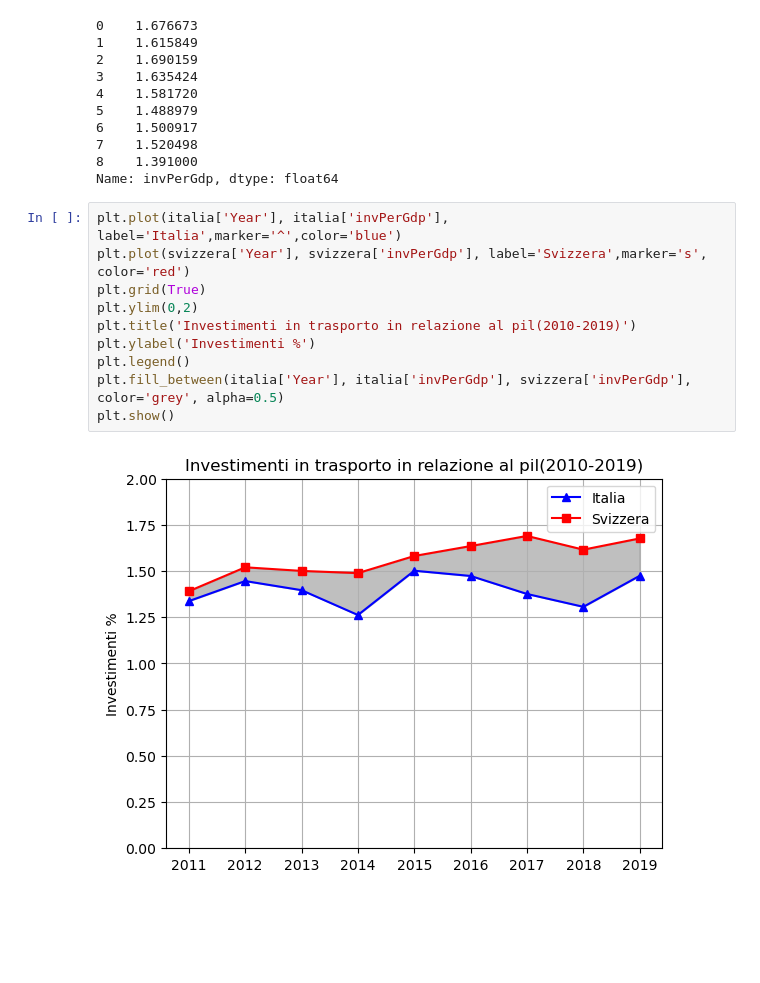
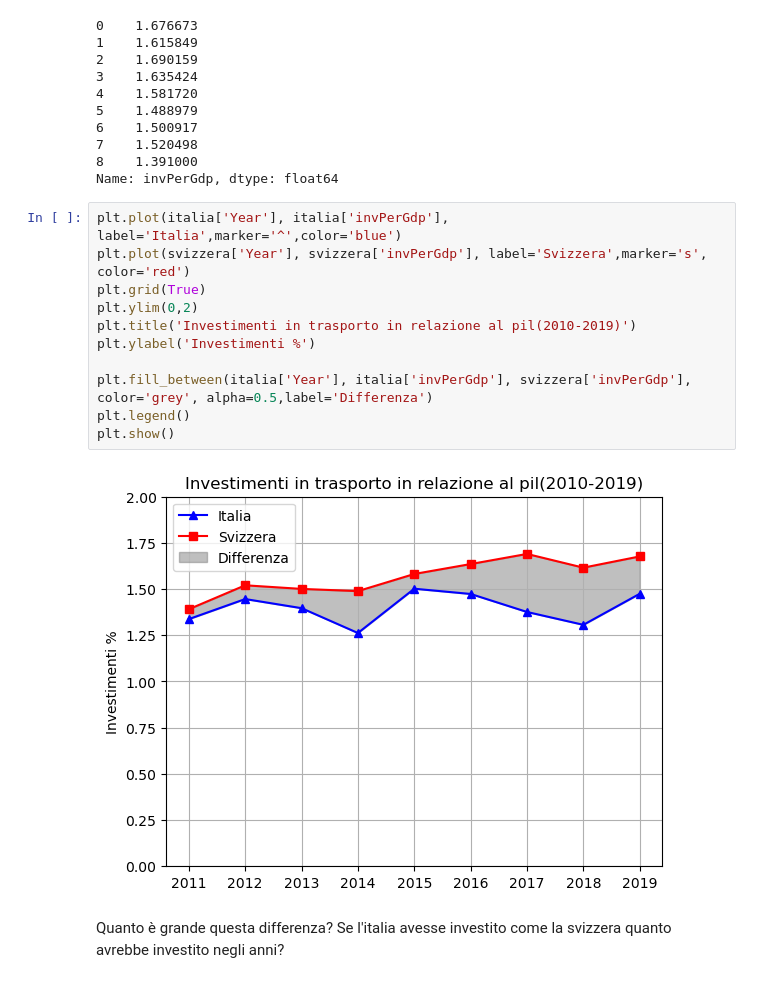
Before and after one commit to alemele01/vs24, a Jupyter notebook: investimentiSvizzeri.ipynb, the cells around one changed output. Cells and saved outputs as stored; diff of their text form; blank space fills up the shorter version.

```diff
--- a/investimentiSvizzeri.ipynb
+++ b/investimentiSvizzeri.ipynb
@@ -699,12 +699,15 @@ Name: invPerGdp, dtype: float64
 # %%
 plt.plot(italia['Year'], italia['invPerGdp'], label='Italia',marker='^',color='blue')
 plt.plot(svizzera['Year'], svizzera['invPerGdp'], label='Svizzera',marker='s', color='red')
 plt.grid(True)
 plt.ylim(0,2)
 plt.title('Investimenti in trasporto in relazione al pil(2010-2019)')
 plt.ylabel('Investimenti %')
+
+plt.fill_between(italia['Year'], italia['invPerGdp'], svizzera['invPerGdp'], color='grey', alpha=0.5,label='Differenza')
 plt.legend()
-plt.fill_between(italia['Year'], italia['invPerGdp'], svizzera['invPerGdp'], color='grey', alpha=0.5)
 plt.show()
 # %% [output]
-[figure, old version]
+[figure, new version]
+# %% [markdown]
+Quanto è grande questa differenza? Se l'italia avesse investito come la svizzera quanto avrebbe investito negli anni?
```
Also changed, not shown: parts of 10 cells of this notebook.
